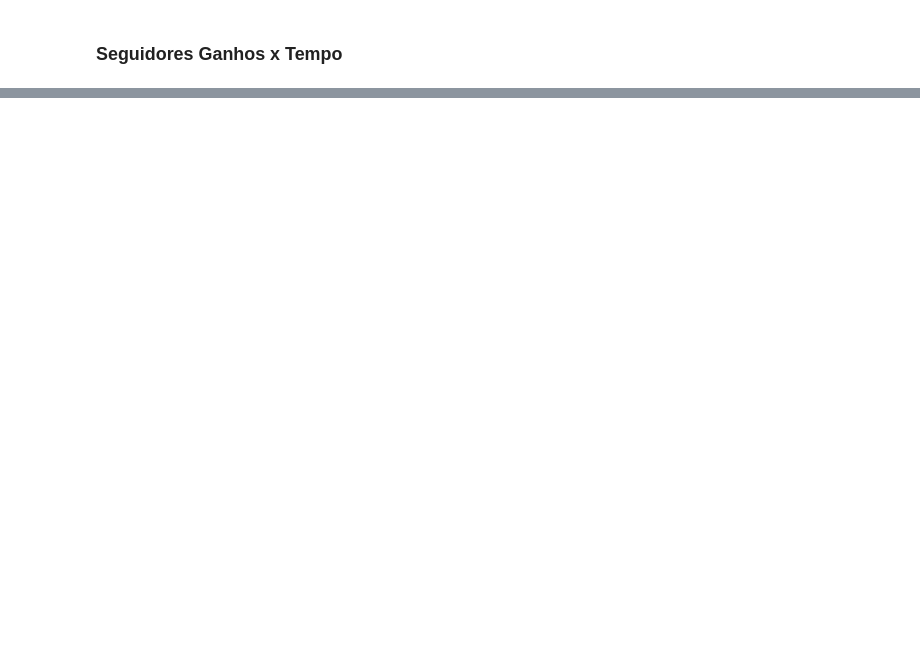
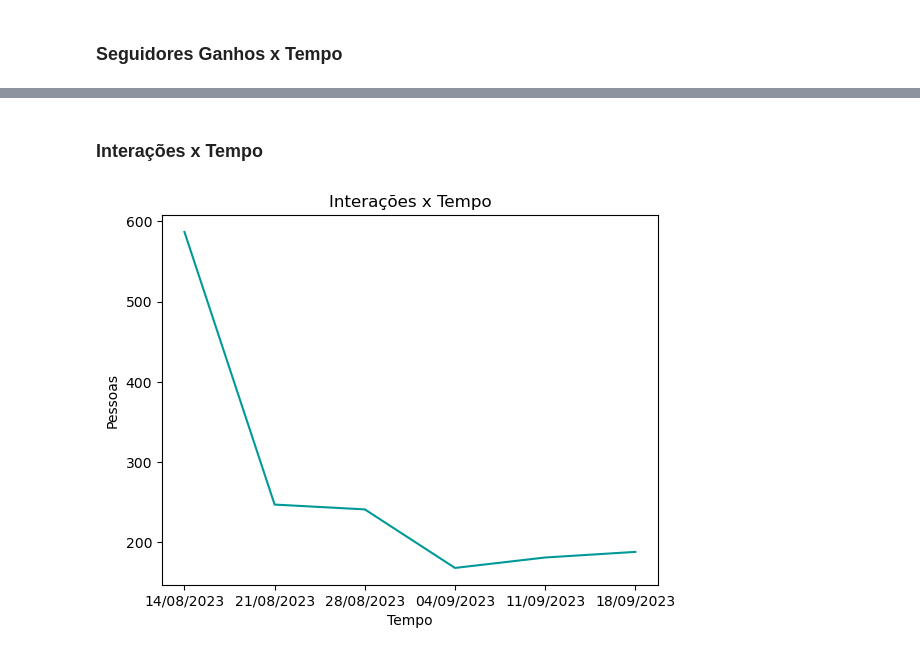
Before and after one commit to raphael-ss/social-media-analysis, a Jupyter notebook: social-media-nb.ipynb, the cells around one changed output, grey strips where cells are left out. Drawn from its saved outputs; the diff is of its cells as text; code cells hidden in the pictures; blank space fills up the shorter version.

```diff
--- a/social-media-nb.ipynb
+++ b/social-media-nb.ipynb
@@ -137,0 +166,13 @@ plt.show()
+# %% [markdown]
+### Interações x Tempo
+# %%
+interacoes = df.interacoes
+tempo = df.data
+
+plt.plot(tempo, interacoes, color="#009999")
+plt.title('Interações x Tempo')
+plt.xlabel('Tempo')
+plt.ylabel('Pessoas')
+plt.show()
+# %% [output]
+[figure, added]
```
Also changed, not shown: parts of 10 cells of this notebook.
